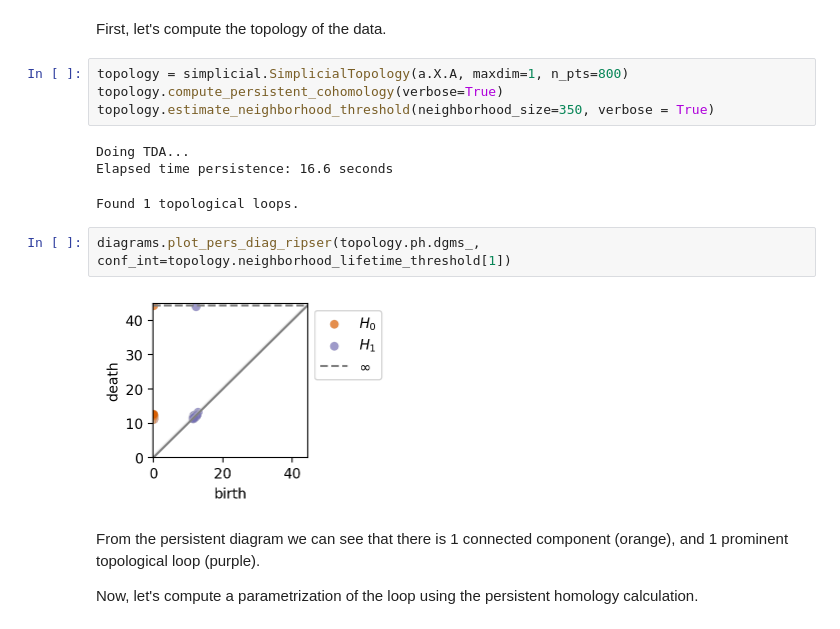
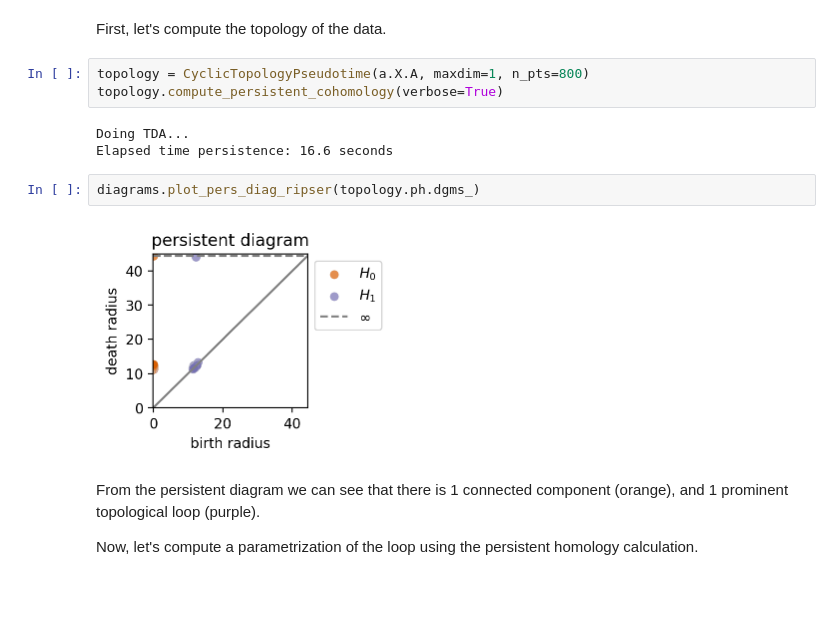
Before and after one commit to binglunshao/totopos, a Jupyter notebook: examples/tutorial.ipynb, the cells around one changed output. Saved outputs shown, nothing was run; the diff lists cells and outputs as text; blank space fills up the shorter version.

```diff
--- a/examples/tutorial.ipynb
+++ b/examples/tutorial.ipynb
@@ -32,17 +33,15 @@ plt.scatter(*a.obsm["pcs"][:, :2].T,s = 1)
 # %% [markdown]
 First, let's compute the topology of the data.
 # %%
-topology = simplicial.SimplicialTopology(a.X.A, maxdim=1, n_pts=800)
+topology = CyclicTopologyPseudotime(a.X.A, maxdim=1, n_pts=800)
 topology.compute_persistent_cohomology(verbose=True)
-topology.estimate_neighborhood_threshold(neighborhood_size=350, verbose = True)
 # %% [output]
 Doing TDA...
 Elapsed time persistence: 16.6 seconds
-Found 1 topological loops.
 # %%
-diagrams.plot_pers_diag_ripser(topology.ph.dgms_, conf_int=topology.neighborhood_lifetime_threshold[1])
+diagrams.plot_pers_diag_ripser(topology.ph.dgms_)
 # %% [output]
-[figure, old version]
+[figure, new version]
 # %% [markdown]
 From the persistent diagram we can see that there is 1 connected component (orange), and 1 prominent topological loop (purple).
 
```
Also changed, not shown: parts of 16 cells of this notebook.
